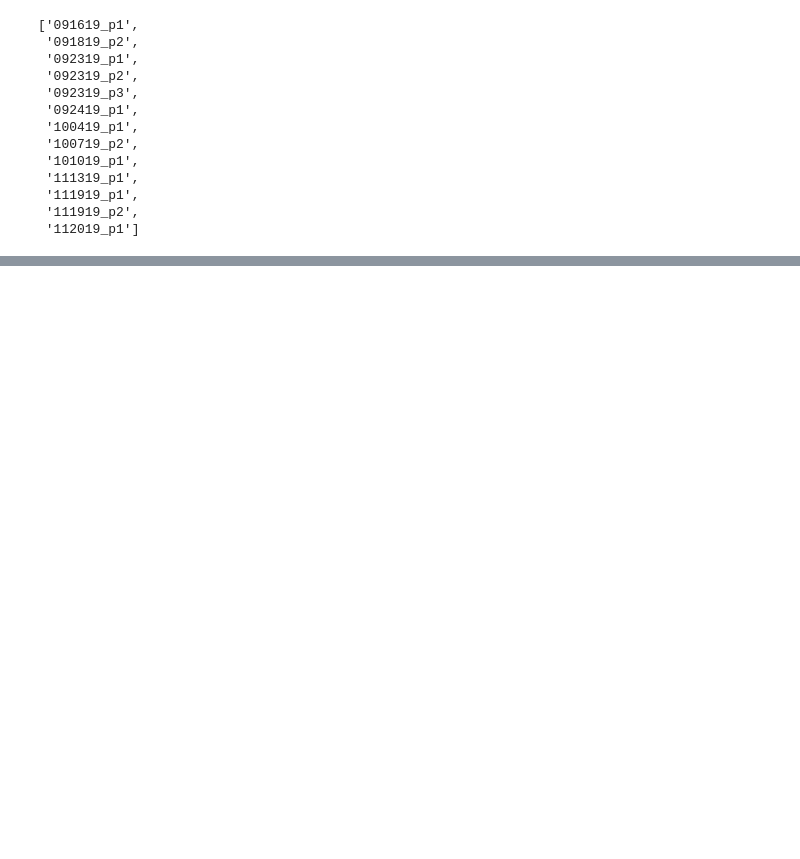
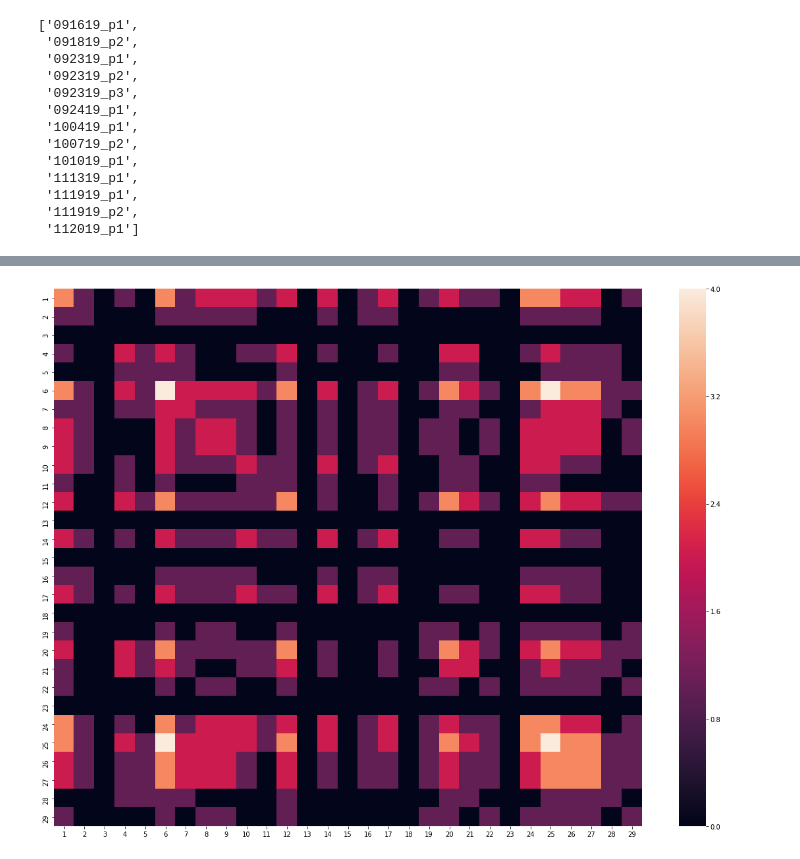
Before and after one commit to reblando/data_analysis_ebs, a Jupyter notebook: analysis of free recall scored - story 43.ipynb, the cells around one changed output, grey strips where cells are left out. Saved outputs shown, nothing was run; the diff lists cells and outputs as text; code cells hidden in the pictures; blank space fills up the shorter version.

```diff
--- a/analysis of free recall scored - story 43.ipynb
+++ b/analysis of free recall scored - story 43.ipynb
@@ -271,0 +192,24 @@ story_boundaries['43'][,1]
+# %%
+#Part 4.1: Make the co occurrence count of social primed participants
+
+#make the empty sentence x sentence matrix
+soc_dep_matrix = np.zeros((sents,sents))
+
+for i in range(sents):
+    for j in range(sents):
+        count = 0
+        for k in range(n_social):
+            if soc_subj_sent_m[k, i] == 1:
+                if soc_subj_sent_m[k, j] == 1:
+                    count += 1
+        soc_dep_matrix[i, j] = count
+
+#convert np array to dataframe with correctly labeled sentences
+index = list(range(1, sents+1))
+df_soc_dep_matrix = pd.DataFrame(data=soc_dep_matrix, index=index, columns= index)
+
+plt.subplots(figsize=(20,15))
+heatmap = sb.heatmap(df_soc_dep_matrix)
+plt.show()
+# %% [output]
+[figure, added]
```
Also changed, not shown: parts of 41 cells of this notebook, 6 other files.
